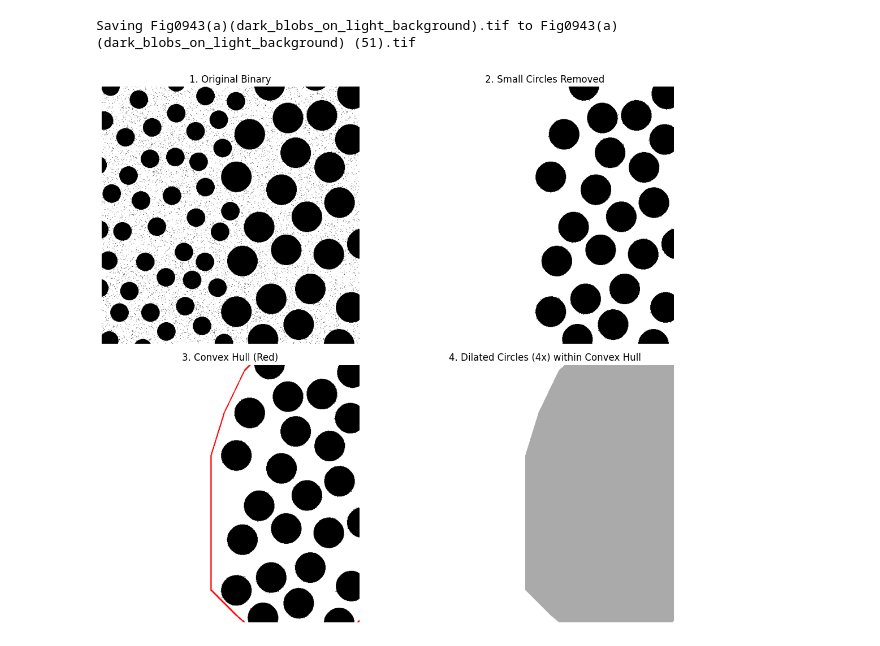
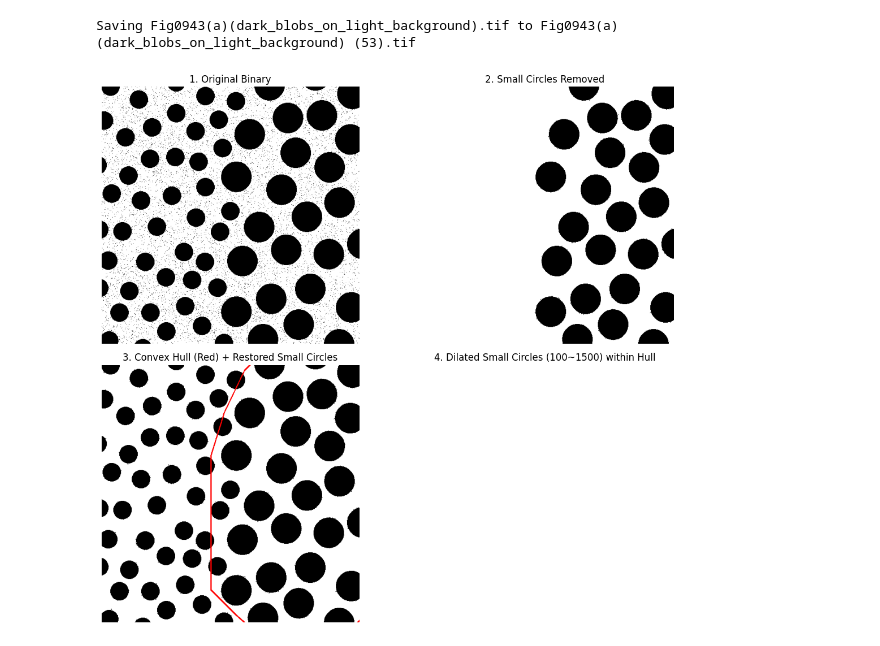
Before and after one commit to luvbenz/2025-CV, a Jupyter notebook: 2-10.ipynb, the cells around one changed output. Drawn from its saved outputs; the diff is of its cells as text; code cells hidden in the pictures.

```diff
--- a/2-10.ipynb
+++ b/2-10.ipynb
@@ -7,7 +7,7 @@ import matplotlib.pyplot as plt
 from scipy.spatial import ConvexHull
 from google.colab import files
 
-# 1. 이미지 업로드 및 불러오기
+# 1. 이미지 업로드
 uploaded = files.upload()
 img_path = list(uploaded.keys())[0]
 img = cv.imread(img_path, cv.IMREAD_GRAYSCALE)
@@ -19,7 +19,7 @@ inv = cv.bitwise_not(binary)
 # 3. Connected Components 분석
 num_labels, labels, stats, centroids_all = cv.connectedComponentsWithStats(inv)
 
-# 4. 큰 원 추출
+# 4. 큰 원 추출 (1500 이상)
 min_area_large = 1500
 filtered = np.zeros_like(inv)
 centroids = []
@@ -31,10 +31,17 @@ for i in range(1, num_labels):
         filtered[labels == i] = 255
         yx = np.column_stack(np.where(labels == i))
         centroid = np.mean(yx, axis=0)
-        centroids.append(centroid[::-1])  # (x, y)
-        radii.append(np.sqrt(area / np.pi))  # 원 반지름 추정
+        centroids.append(centroid[::-1])  # x, y
+        radii.append(np.sqrt(area / np.pi))
 
-# 5. Convex Hull을 위한 padding 점 확장
+# 5. 작은 원 복원 (100 이상 1500 미만)
+restored_small = np.zeros_like(inv)
+for i in range(1, num_labels):
+    area = stats[i, cv.CC_STAT_AREA]
+    if 100 <= area < min_area_large:
+        restored_small[labels == i] = 255
+
+# 6. Convex Hull 생성 (🚫 큰 원 기준만으로)
 padding = int(np.mean(radii)) + 25 if radii else 30
 expanded_points = []
 for pt in centroids:
@@ -47,7 +54,6 @@ for pt in centroids:
     ])
 expanded_points = np.array(expanded_points).astype(np.int32)
 
-# 6. Convex Hull 생성
 if len(expanded_points) >= 3:
     hull = cv.convexHull(expanded_points.reshape(-1, 1, 2)).reshape(-1, 2)
 else:
@@ -57,62 +63,65 @@ hull_mask = np.zeros_like(inv)
 if hull is not None:
     cv.drawContours(hull_mask, [hull], 0, 255, -1)
 
-# 7. 원 전체 마스크 생성
-original_circles = np.zeros_like(inv)
+# 7. Dilate: 복원된 작은 원(100~1499)만
+target_small = np.zeros_like(inv)
 for i in range(1, num_labels):
     area = stats[i, cv.CC_STAT_AREA]
-    if area >= min_area_large:
-        original_circles[labels == i] = 255
+    if 100 <= area < min_area_large:
+        target_small[labels == i] = 255
 
-# 8. 팽창 커널 생성
 avg_radius = int(np.mean(radii)) if radii else 20
-kernel_size = avg_radius * 3 * 3
+kernel_size = avg_radius * 2 * 2
 kernel = cv.getStructuringElement(cv.MORPH_ELLIPSE, (kernel_size, kernel_size))
+dilated_small = cv.dilate(target_small, kernel, iterations=1)
+dilated_limited = cv.bitwise_and(dilated_small, hull_mask)
 
-# 9. dilation 적용 후 Convex Hull 내부로 제한
-dilated = cv.dilate(original_circles, kernel, iterations=1)
-dilated_limited = cv.bitwise_and(dilated, hull_mask)
+output_dilated = cv.cvtColor(np.full_like(inv, 255), cv.COLOR_GRAY2BGR)
+output_dilated[dilated_limited == 255] = (255, 255, 255)
 
-# 10. 시각화용 이미지들 생성
-image_step1 = binary.copy()  # 1단계: 원본 이진화
-image_step2 = cv.bitwise_not(filtered)  # 2단계: 작은 원 제거
+# 8. 시각화 이미지 구성
+# 1단계: 원본 이진화
+image_step1 = binary.copy()
 
-# 3단계: Convex Hull 테두리 표시
-hull_overlay = cv.cvtColor(cv.bitwise_not(filtered), cv.COLOR_GRAY2BGR)
+# 2단계: 작은 원 제거 후 큰 원만 남긴 것
+image_step2 = cv.bitwise_not(filtered)
+
+# 3단계: 큰 원 + 복원된 작은 원 시각화 (경계선은 기존 Hull)
+combined_fixed = cv.bitwise_or(filtered, restored_small)
+hull_overlay_fixed = cv.cvtColor(cv.bitwise_not(combined_fixed), cv.COLOR_GRAY2BGR)
 if hull is not None:
-    cv.drawContours(hull_overlay, [hull], 0, (0, 0, 255), 2)
+    cv.drawContours(hull_overlay_fixed, [hull], 0, (0, 0, 255), 2)
 
-# 4단계: 팽창 결과 적용
-output_img_dilate = cv.cvtColor(np.full_like(inv, 255), cv.COLOR_GRAY2BGR)
-output_img_dilate[dilated_limited == 255] = (170, 170, 170)
-image_step4 = output_img_dilate.copy()
+# 4단계: 복원된 작은 원만 dilate 후 Hull 내부만 유지
+image_step4 = output_dilated
 
-# 11. 최종 4단계 시각화
+# 9. 최종 출력
 titles = [
     '1. Original Binary',
     '2. Small Circles Removed',
-    '3. Convex Hull (Red)',
-    '4. Dilated Circles (4x) within Convex Hull'
+    '3. Convex Hull (Red) + Restored Small Circles',
+    '4. Dilated Small Circles (100~1500) within Hull'
 ]
+
 images = [
     image_step1,
     image_step2,
-    hull_overlay,
+    hull_overlay_fixed,
     image_step4
 ]
 
 plt.figure(figsize=(12, 10))
 for i in range(4):
     plt.subplot(2, 2, i + 1)
     if images[i].ndim == 2:
         plt.imshow(images[i], cmap='gray')
     else:
         plt.imshow(cv.cvtColor(images[i], cv.COLOR_BGR2RGB))
     plt.title(titles[i])
     plt.axis('off')
 plt.tight_layout()
 plt.show()
 # %% [output]
 [interactive output not drawn]
-Saving Fig0943(a)(dark_blobs_on_light_background).tif to Fig0943(a)(dark_blobs_on_light_background) (51).tif
+Saving Fig0943(a)(dark_blobs_on_light_background).tif to Fig0943(a)(dark_blobs_on_light_background) (53).tif
-[figure, old version]
+[figure, new version]
```
